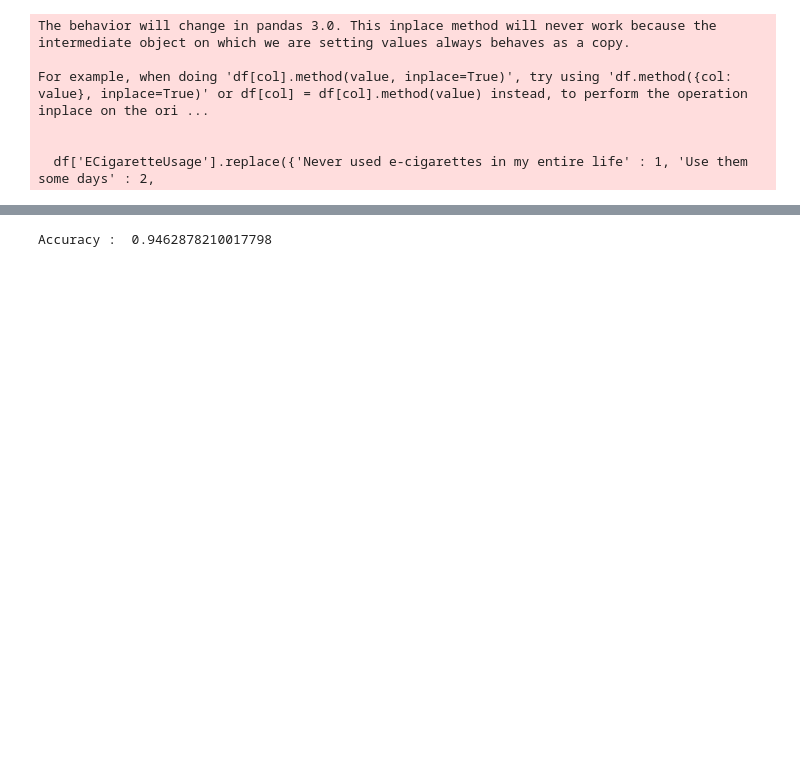
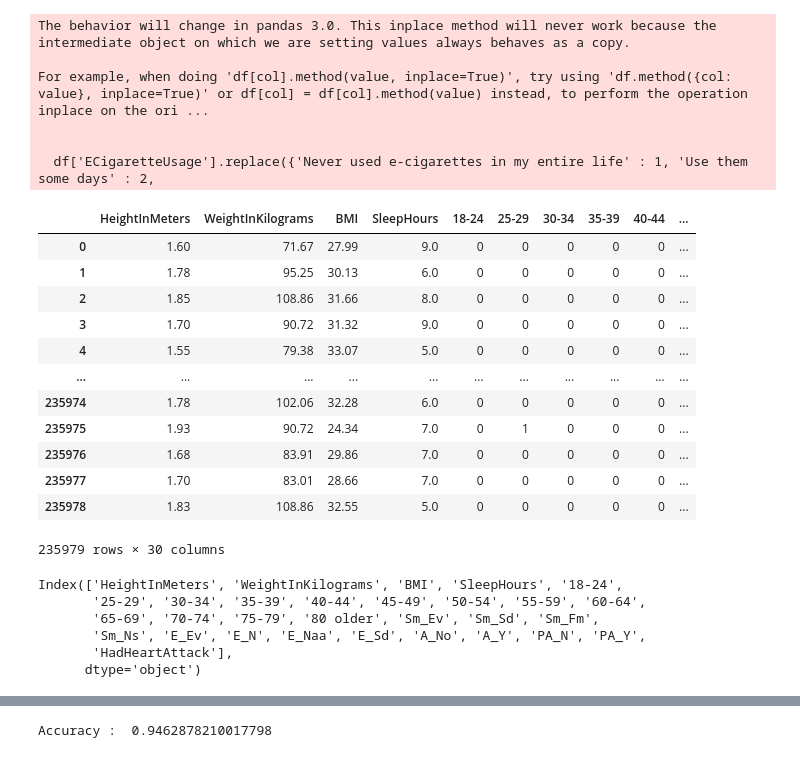
Before and after one commit to akhfadhil/streamlit-heart-attack, a Jupyter notebook: eda.ipynb, the cells around one changed output, grey strips where cells are left out. Cells and saved outputs as stored; diff of their text form; code cells hidden in the pictures; blank space fills up the shorter version.

```diff
--- a/eda.ipynb
+++ b/eda.ipynb
@@ -217,0 +304,2 @@ bf.to_csv('behavior_factor.csv')
+# %%
+new_bf['HadHeartAttack'].replace({'Yes':1, 'No':0}, inplace=True)
@@ -218,3 +313,9 @@ bf.to_csv('behavior_factor.csv')
+# %%
+cols = new_bf.columns.to_list()
+# %%
+cols.append(cols.pop(cols.index('HadHeartAttack')))
+# %%
+new_bf = new_bf[cols]
 # %%
 from sklearn.preprocessing import LabelEncoder
 
@@ -368,4 +469,29 @@ For example, when doing 'df[col].method(value, inplace=True)', try using 'df.met
 
 
   df['ECigaretteUsage'].replace({'Never used e-cigarettes in my entire life' : 1, 'Use them some days' : 2,
+# %%
+new_bf
+# %% [output]
+|  | HeightInMeters | WeightInKilograms | BMI | SleepHours | 18-24 | 25-29 | 30-34 | 35-39 | 40-44 | ... |
+| 0 | 1.60 | 71.67 | 27.99 | 9.0 | 0 | 0 | 0 | 0 | 0 | ... |
+| 1 | 1.78 | 95.25 | 30.13 | 6.0 | 0 | 0 | 0 | 0 | 0 | ... |
+| 2 | 1.85 | 108.86 | 31.66 | 8.0 | 0 | 0 | 0 | 0 | 0 | ... |
+| 3 | 1.70 | 90.72 | 31.32 | 9.0 | 0 | 0 | 0 | 0 | 0 | ... |
+| 4 | 1.55 | 79.38 | 33.07 | 5.0 | 0 | 0 | 0 | 0 | 0 | ... |
+| ... | ... | ... | ... | ... | ... | ... | ... | ... | ... | ... |
+| 235974 | 1.78 | 102.06 | 32.28 | 6.0 | 0 | 0 | 0 | 0 | 0 | ... |
+| 235975 | 1.93 | 90.72 | 24.34 | 7.0 | 0 | 1 | 0 | 0 | 0 | ... |
+| 235976 | 1.68 | 83.91 | 29.86 | 7.0 | 0 | 0 | 0 | 0 | 0 | ... |
+| 235977 | 1.70 | 83.01 | 28.66 | 7.0 | 0 | 0 | 0 | 0 | 0 | ... |
+| 235978 | 1.83 | 108.86 | 32.55 | 5.0 | 0 | 0 | 0 | 0 | 0 | ... |
+235979 rows × 30 columns
+# %%
+new_bf.columns
+# %% [output]
+Index(['HeightInMeters', 'WeightInKilograms', 'BMI', 'SleepHours', '18-24',
+       '25-29', '30-34', '35-39', '40-44', '45-49', '50-54', '55-59', '60-64',
+       '65-69', '70-74', '75-79', '80 older', 'Sm_Ev', 'Sm_Sd', 'Sm_Fm',
+       'Sm_Ns', 'E_Ev', 'E_N', 'E_Naa', 'E_Sd', 'A_No', 'A_Y', 'PA_N', 'PA_Y',
+       'HadHeartAttack'],
+      dtype='object')
 # %%
```
Also changed, not shown: parts of 26 cells of this notebook, 3 other files.
